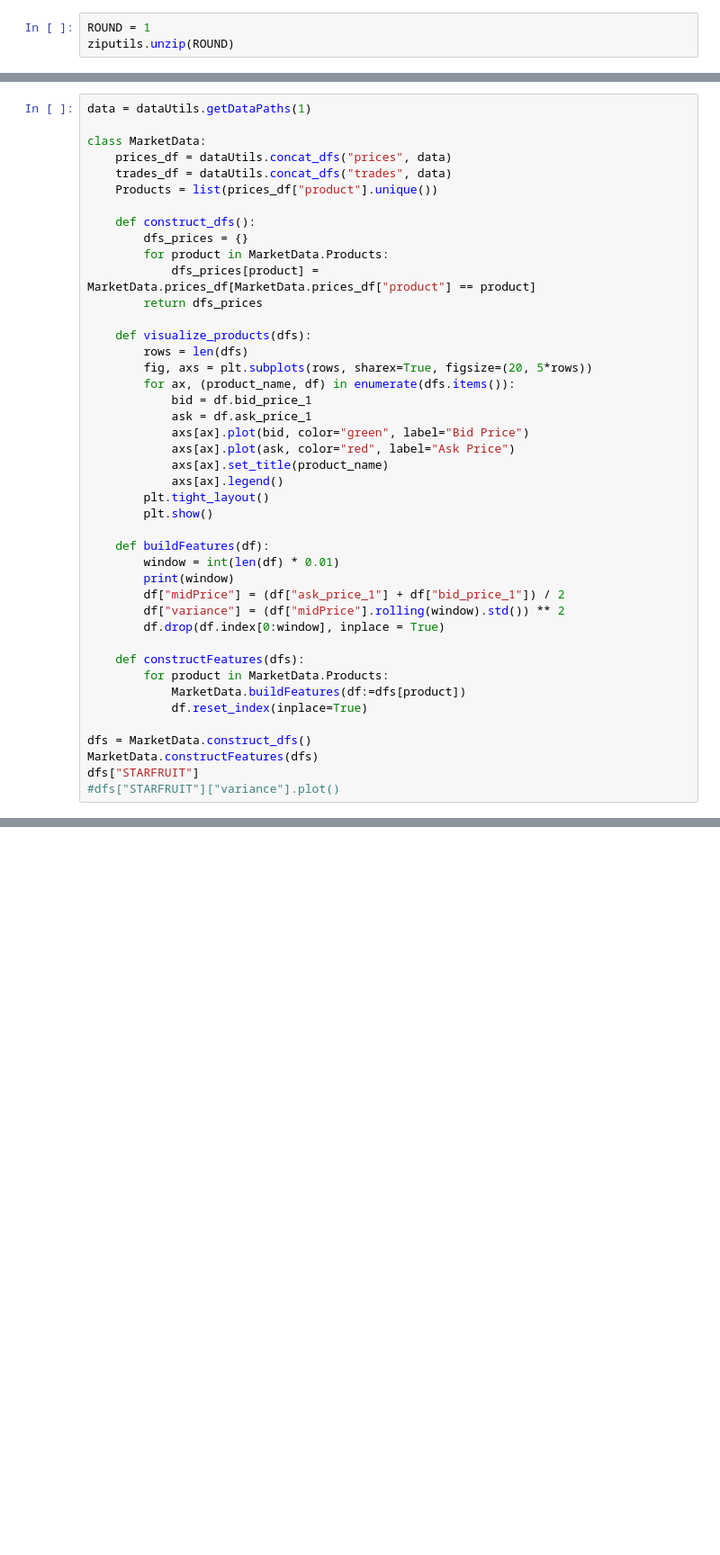
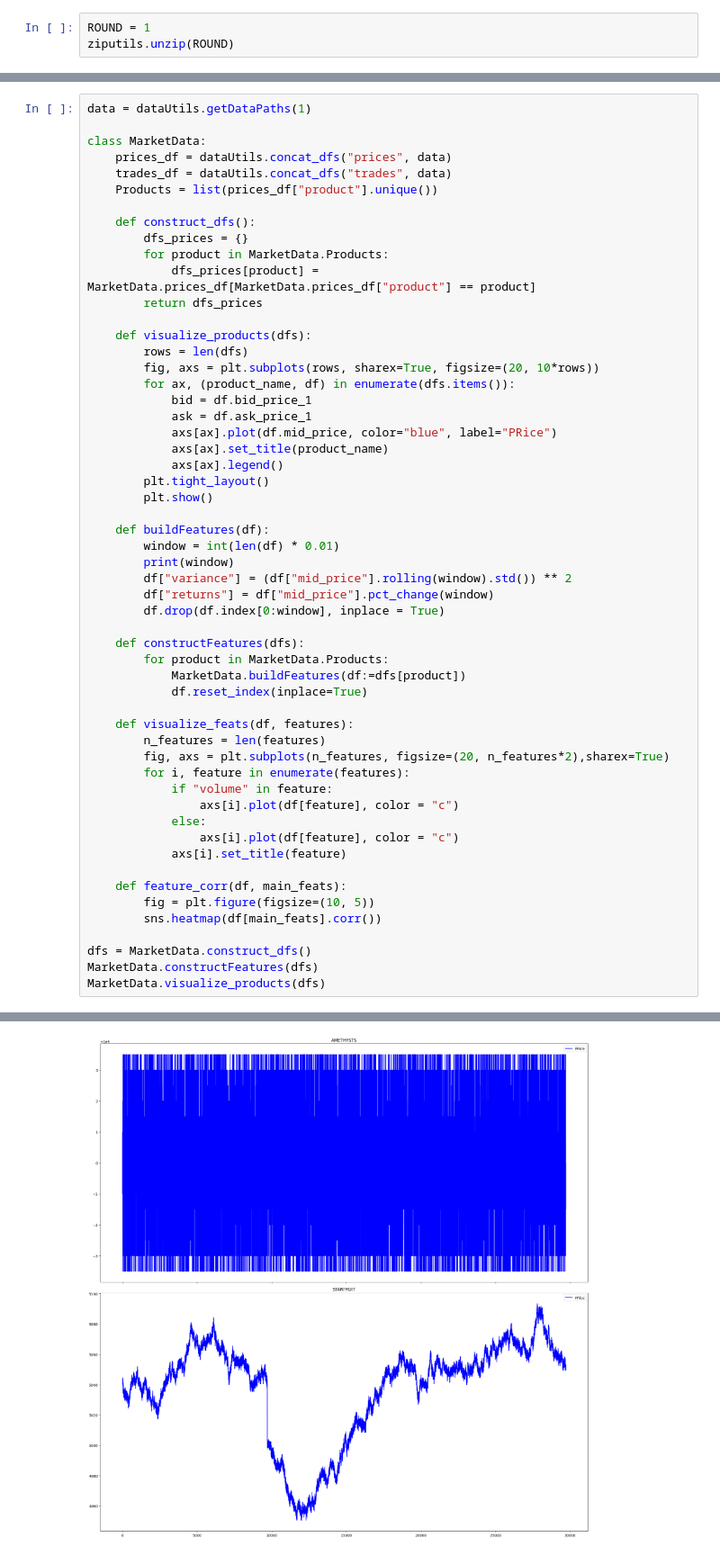
Before and after one commit to rvargas42/IMC_Prosperity2_BigWhales, a Jupyter notebook: Research/round_1/EDA_1.ipynb, the cells around one changed output, grey strips where cells are left out. Shown at 90% size. Cells and saved outputs as stored; diff of their text form; blank space fills up the shorter version.

```diff
--- a/Research/round_1/EDA_1.ipynb
+++ b/Research/round_1/EDA_1.ipynb
@@ -29,12 +30,11 @@ class MarketData:
 
     def visualize_products(dfs):
         rows = len(dfs)
-        fig, axs = plt.subplots(rows, sharex=True, figsize=(20, 5*rows))
+        fig, axs = plt.subplots(rows, sharex=True, figsize=(20, 10*rows))
         for ax, (product_name, df) in enumerate(dfs.items()):
             bid = df.bid_price_1
             ask = df.ask_price_1
-            axs[ax].plot(bid, color="green", label="Bid Price")
-            axs[ax].plot(ask, color="red", label="Ask Price")
+            axs[ax].plot(df.mid_price, color="blue", label="PRice")
             axs[ax].set_title(product_name)
             axs[ax].legend()
         plt.tight_layout()
@@ -43,8 +43,8 @@ class MarketData:
     def buildFeatures(df):
         window = int(len(df) * 0.01)
         print(window)
-        df["midPrice"] = (df["ask_price_1"] + df["bid_price_1"]) / 2
-        df["variance"] = (df["midPrice"].rolling(window).std()) ** 2
+        df["variance"] = (df["mid_price"].rolling(window).std()) ** 2
+        df["returns"] = df["mid_price"].pct_change(window)
         df.drop(df.index[0:window], inplace = True)
 
     def constructFeatures(dfs):
@@ -52,10 +52,23 @@ class MarketData:
             MarketData.buildFeatures(df:=dfs[product])
             df.reset_index(inplace=True)
 
+    def visualize_feats(df, features):
+        n_features = len(features)
+        fig, axs = plt.subplots(n_features, figsize=(20, n_features*2),sharex=True)
+        for i, feature in enumerate(features):
+            if "volume" in feature:
+                axs[i].plot(df[feature], color = "c")
+            else:
+                axs[i].plot(df[feature], color = "c")
+            axs[i].set_title(feature)
+
+    def feature_corr(df, main_feats):
+        fig = plt.figure(figsize=(10, 5))
+        sns.heatmap(df[main_feats].corr())
+
 dfs = MarketData.construct_dfs()
 MarketData.constructFeatures(dfs)
-dfs["STARFRUIT"]
-#dfs["STARFRUIT"]["variance"].plot()
+MarketData.visualize_products(dfs)
 # %% [output]
 300
 300
@@ -91,0 +92 @@ See the caveats in the documentation: https://pandas.pydata.org/pandas-docs/stab
+[figure, added]
```
Also changed, not shown: parts of 16 cells of this notebook, 6 other files.
